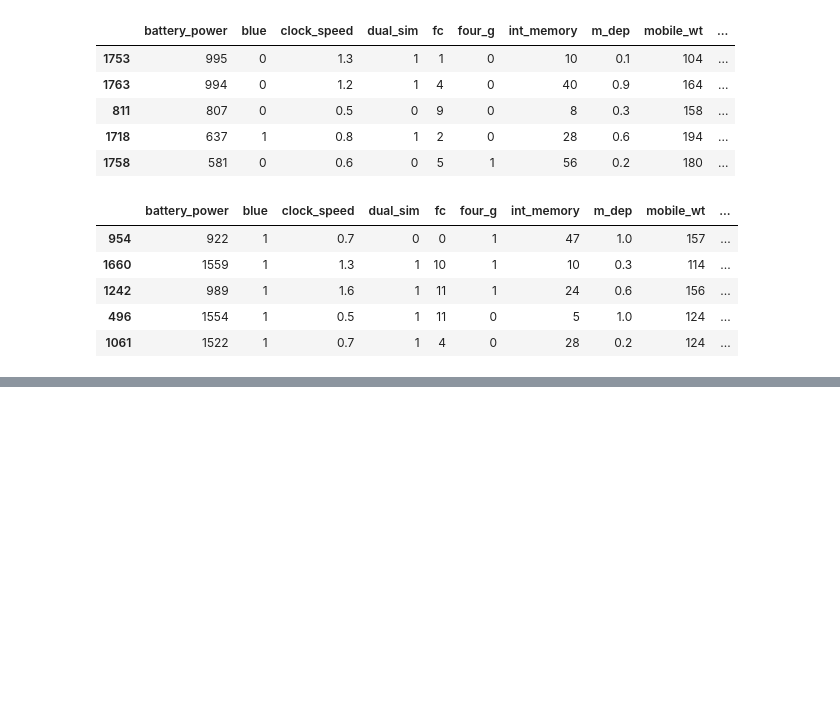
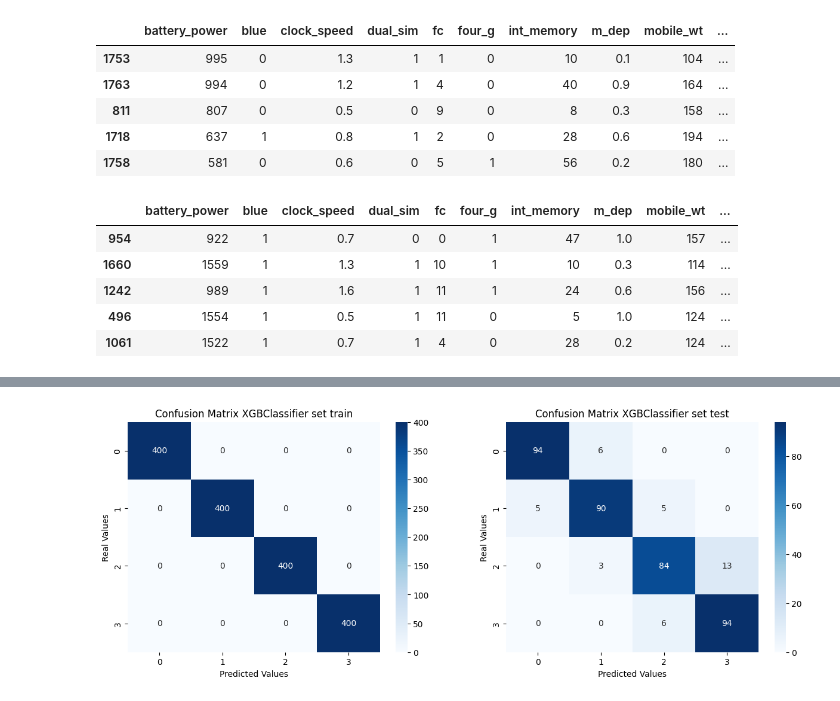
Before and after one commit to Nuria322/Prediccion_precio_telefonos, a Jupyter notebook: Precios_Telefonia/1_Datos.ipynb, the cells around one changed output, grey strips where cells are left out. Drawn from its saved outputs; the diff is of its cells as text; code cells hidden in the pictures; blank space fills up the shorter version.

```diff
--- a/Precios_Telefonia/1_Datos.ipynb
+++ b/Precios_Telefonia/1_Datos.ipynb
@@ -410,0 +516,15 @@ set_test.head()
+# %%
+# Escoger las columnas más relevantes con RFECV
+
+xgb = XGBClassifier()
+selector_xgb = RFECV(xgb,
+                step = 1,
+                cv = 5,
+                scoring = 'accuracy')
+
+selector_xgb.fit(set_train_feature, set_train_target)
+
+relevant_feature_xgb = set_train_feature.columns[selector_xgb.support_].tolist()
+
+print(f'Numero de caracteristicas seleccionadas: {selector_xgb.n_features_}')
+print(f'Caracteristicas seleccionadas: {relevant_feature_xgb}')
@@ -410,0 +554,8 @@ set_test.head()
+# %%
+#Predecir datos con los set de entrenamiento y prueba
+
+#Prediccion con set de entrenamiento
+target_pred_xgb_train = grid_search_xgb.predict(set_train_feature[relevant_feature_xgb])
+
+#Prediccion con set de prueba
+target_pred_xgb_test = grid_search_xgb.predict(set_test_feature[relevant_feature_xgb])
@@ -410,0 +607,23 @@ set_test.head()
+# %%
+#Visualizar matriz de coeficiente para los set de entrenamiento y prueba
+
+fig, axes = plt.subplots(nrows = 1, ncols = 2, figsize = (15,5))
+
+#Matriz de coeficiente con set de entrenamiento
+conf_matrix_xgb_train = confusion_matrix(set_train_target, target_pred_xgb_train)
+
+sns.heatmap(conf_matrix_xgb_train, annot=True, cmap='Blues', fmt='g', ax = axes[0])
+axes[0].set_xlabel('Predicted Values')
+axes[0].set_ylabel('Real Values')
+axes[0].set_title('Confusion Matrix XGBClassifier set train')
+
+
+#Matriz de coeficiente con set de entrenamiento
+conf_matrix_xgb_test = confusion_matrix(set_test_target, target_pred_xgb_test)
+
+sns.heatmap(conf_matrix_xgb_test, annot=True, cmap='Blues', fmt='g', ax = axes[1])
+axes[1].set_xlabel('Predicted Values')
+axes[1].set_ylabel('Real Values')
+axes[1].set_title('Confusion Matrix XGBClassifier set test');
+# %% [output]
+[figure, added]
```
Also changed, not shown: parts of 26 cells of this notebook.
